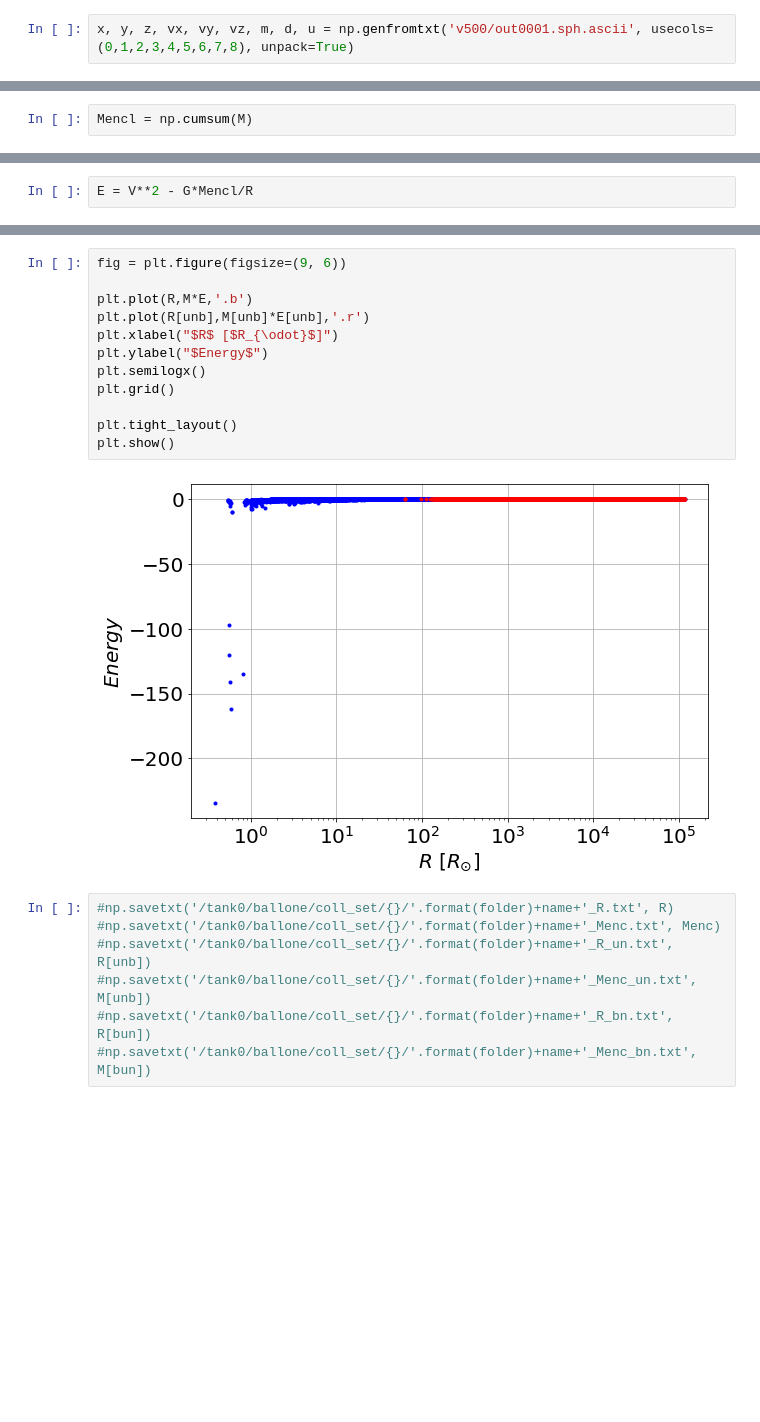
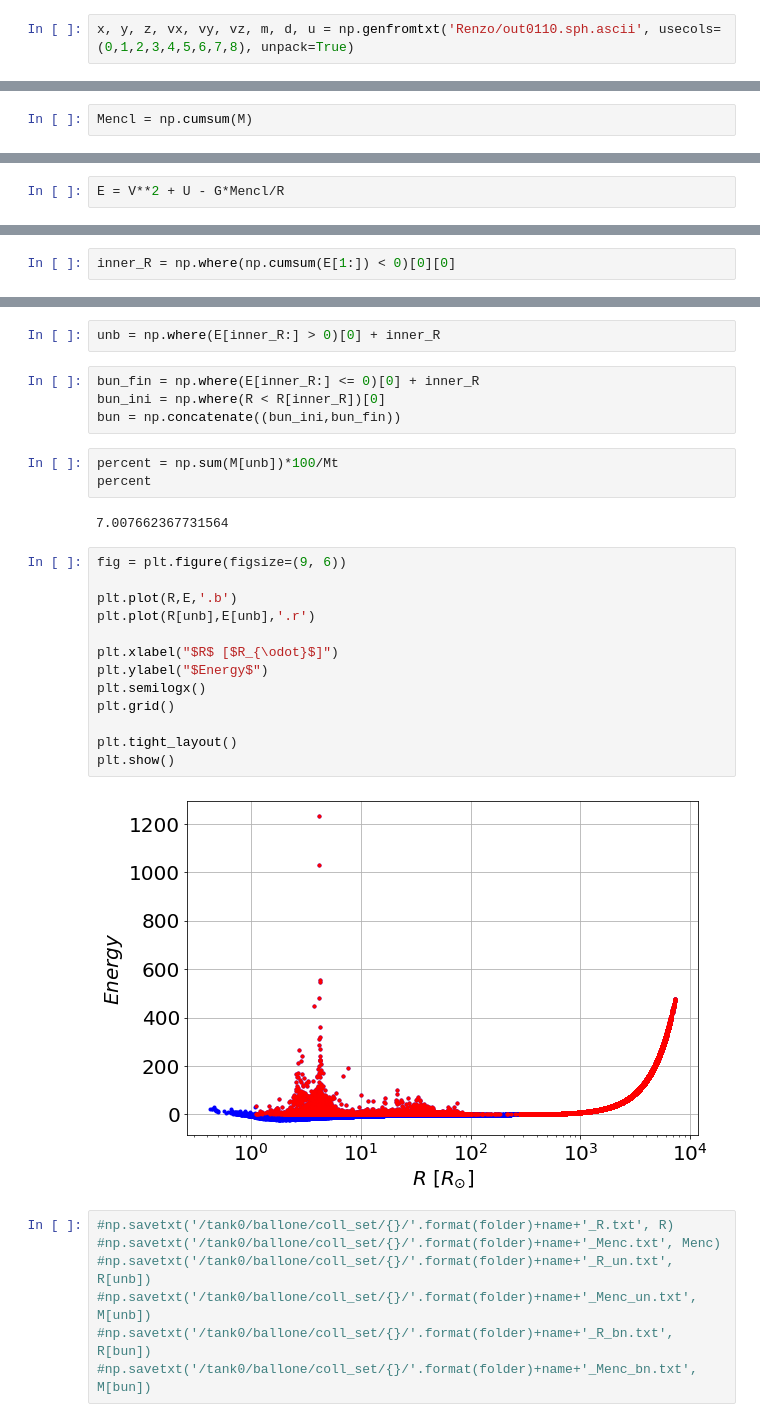
Before and after one commit to JuanManuelPacheco/Stars_Collisions, a Jupyter notebook: Central_Region_Bug.ipynb, the cells around one changed output, grey strips where cells are left out. Cells and saved outputs as stored; diff of their text form; blank space fills up the shorter version.

Commit message:
Solution for the energy calculation based on the inner radius for potential energy spherical aproach.

```diff
--- a/Central_Region_Bug.ipynb
+++ b/Central_Region_Bug.ipynb
@@ -8,7 +8,7 @@ import matplotlib.pyplot as plt
 import sys
 plt.rcParams.update({'font.size': 20})
 # %%
-x, y, z, vx, vy, vz, m, d, u = np.genfromtxt('v500/out0001.sph.ascii', usecols= (0,1,2,3,4,5,6,7,8), unpack=True)
+x, y, z, vx, vy, vz, m, d, u = np.genfromtxt('Renzo/out0110.sph.ascii', usecols= (0,1,2,3,4,5,6,7,8), unpack=True)
 # %%
 G = ((cons.G)/((un.R_sun.to(un.m)**3))*(un.M_sun.to(un.kg))*((1.8845e-2*86400)**2)).value
 # %%
@@ -79,5 +79,5 @@ plt.show()
 # %%
-E = V**2 - G*Mencl/R
+E = V**2 + U - G*Mencl/R
 # %%
 M
 # %% [output]
@@ -104,0 +96,2 @@ percent
+# %%
+inner_R = np.where(np.cumsum(E[1:]) < 0)[0][0]
@@ -105,17 +114,29 @@ percent
+# %%
+unb = np.where(E[inner_R:] > 0)[0] + inner_R
+# %%
+bun_fin = np.where(E[inner_R:] <= 0)[0] + inner_R
+bun_ini = np.where(R < R[inner_R])[0]
+bun = np.concatenate((bun_ini,bun_fin))
+# %%
+percent = np.sum(M[unb])*100/Mt
+percent
+# %% [output]
+7.007662367731564
 # %%
 fig = plt.figure(figsize=(9, 6))
 
-plt.plot(R,M*E,'.b')
-plt.plot(R[unb],M[unb]*E[unb],'.r')
+plt.plot(R,E,'.b')
+plt.plot(R[unb],E[unb],'.r')
+
 plt.xlabel("$R$ [$R_{\odot}$]")
 plt.ylabel("$Energy$")
 plt.semilogx()
 plt.grid()
 
 plt.tight_layout()
 plt.show()
 # %% [output]
-[figure, old version]
+[figure, new version]
 # %%
 #np.savetxt('/tank0/ballone/coll_set/{}/'.format(folder)+name+'_R.txt', R)
 #np.savetxt('/tank0/ballone/coll_set/{}/'.format(folder)+name+'_Menc.txt', Menc)
```
Also changed, not shown: parts of 17 cells of this notebook, 1 other file.
